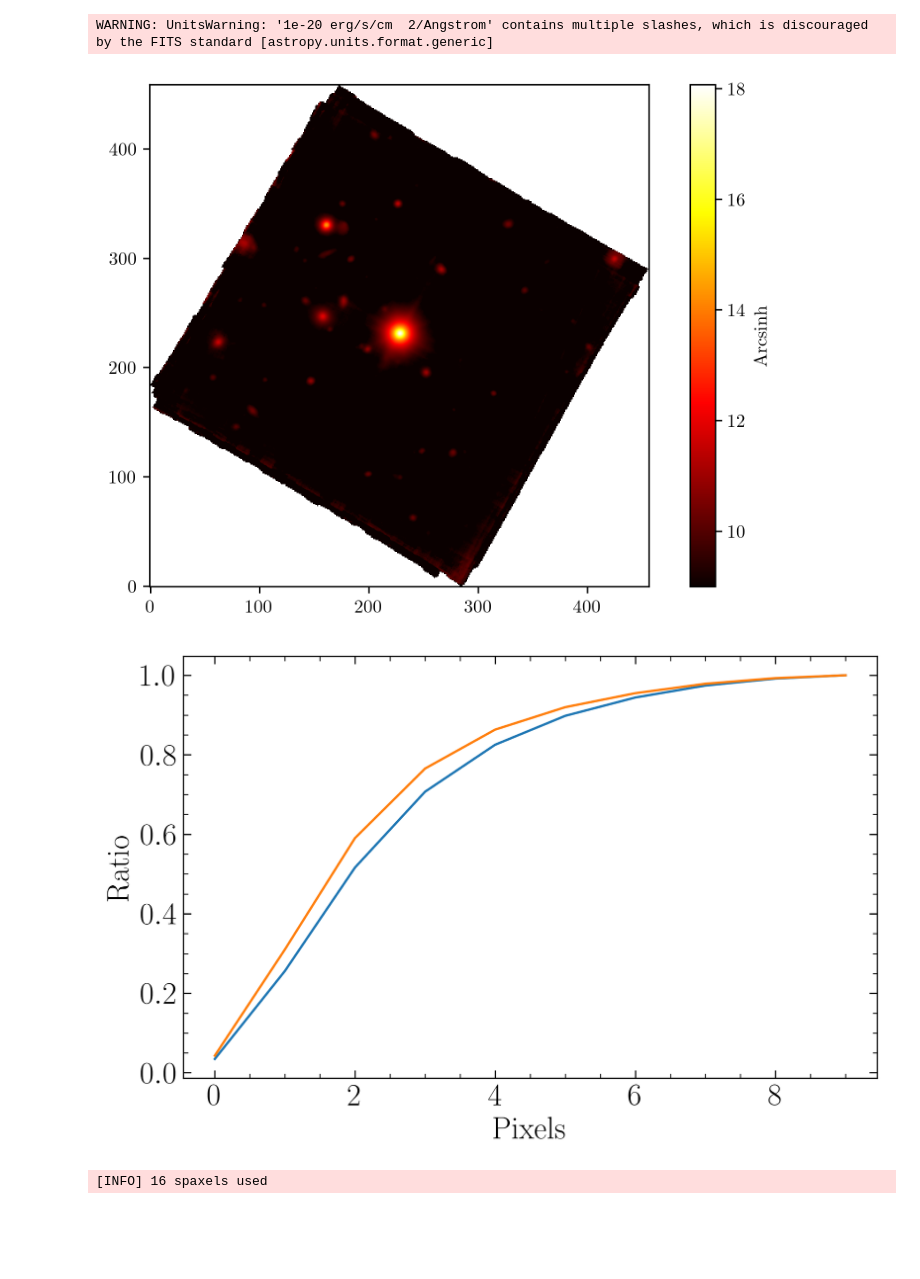
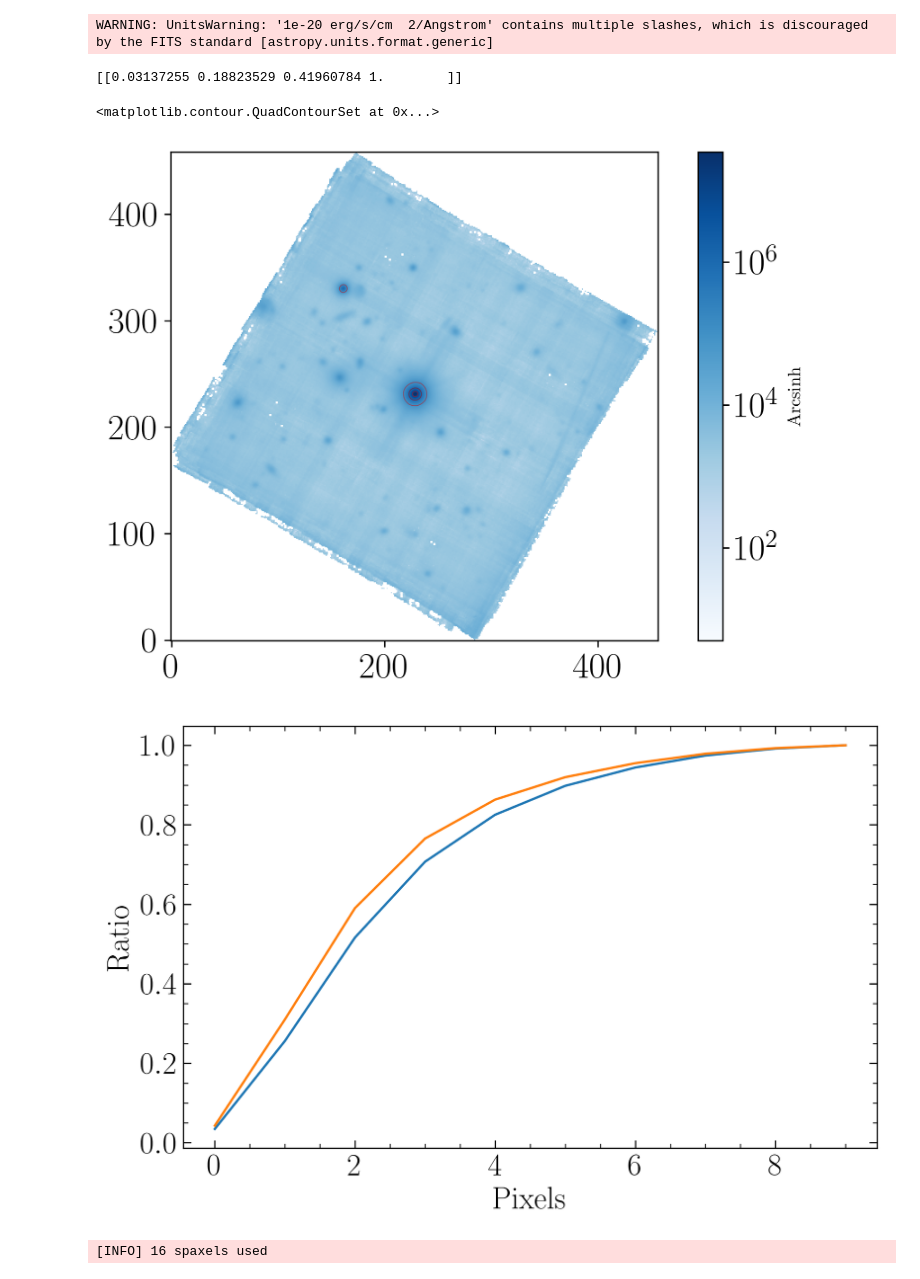
Before and after one commit to Sullofect/qso_cgm, a Jupyter notebook: test.ipynb, the cells around one changed output. Saved outputs shown, nothing was run; the diff lists cells and outputs as text; code cells hidden in the pictures; blank space fills up the shorter version.

```diff
--- a/test.ipynb
+++ b/test.ipynb
@@ -7,6 +7,8 @@ from mpdaf.obj import Cube
 from mpdaf.drs import PixTable
 from matplotlib import rc
 from PyAstronomy import pyasl
+from matplotlib import cm
+from matplotlib.colors import ListedColormap, LinearSegmentedColormap
 rc('font', **{'family': 'serif', 'serif': ['Times New Roman']})
 rc('text', usetex=True)
 
@@ -16,35 +18,51 @@ cube = Cube(path)
 # Calculate the white image
 image_white = cube.sum(axis=0)
 p, q = image_white.peak()['p'], image_white.peak()['q']
-
-plt.figure(figsize=(8, 5), dpi=300)
-plt.imshow(np.arcsinh(image_white.data), origin='lower', vmin=9, cmap='hot')
-cbar = plt.colorbar()
-cbar.set_label(r'$\mathrm{Arcsinh}$')
-# plt.axis('off')
-
-# EE Curve
-EE_ape = cube.subcube_circle_aperture((p, q), 10, unit_center=None, unit_radius=None)
-source_100 = EE_ape[350, :, :]  # change to wavelength instead of index
-radius_100, ee_100 = source_100.eer_curve(unit_center=None, unit_radius=None)
-source_200 = EE_ape[3000, :, :]
-radius_200, ee_200 = source_200.eer_curve(unit_center=None, unit_radius=None)
-
-# Make the EE plot
-plt.figure(figsize=(8, 5), dpi=300)
-plt.plot(radius_100, ee_100)
-plt.plot(radius_200, ee_200)
-plt.xlabel(r'$\mathrm{Pixels}$', size=20)
-plt.ylabel(r'$\mathrm{Ratio}$', size=20)
-plt.minorticks_on()
-plt.tick_params(axis='both', which='major', direction='in', top='on', bottom='on', left='on', right='on',
-                labelsize=20, size=5)
-plt.tick_params(axis='both', which='minor', direction='in', top='on', bottom='on', left='on', right='on',
-                size=3)
 # %% [output]
 WARNING: UnitsWarning: '1e-20 erg/s/cm  2/Angstrom' contains multiple slashes, which is discouraged by the FITS standard [astropy.units.format.generic]
-[figure, removed]
-[figure, removed]
+# %%
+Blues = cm.get_cmap('Blues', 256)
+Reds = cm.get_cmap('Reds', 256)
+newcolors = Blues(np.linspace(0, 1, 256))
+newcolors_red = Reds(np.linspace(0, 1, 256))
+newcmp = ListedColormap(newcolors)
+
+
+print(newcolors[255:, :])
+plt.figure(figsize=(8, 5), dpi=300)
+plt.imshow(image_white.data, origin='lower', vmin=5, cmap=newcmp, norm=matplotlib.colors.LogNorm())
+cbar = plt.colorbar()
+cbar.set_label(r'$\mathrm{Arcsinh}$')
+plt.contour(image_white.data, levels=[1e5, 1e6, 1e7, 1e8], colors=newcolors_red[200::30, :], linewidths=0.5, alpha=0.5, norm=matplotlib.colors.LogNorm())
+# plt.axis('off')
+#plt.xlim(200, 250)
+#plt.ylim(200, 250)
+# %% [output]
+[[0.03137255 0.18823529 0.41960784 1.        ]]
+<matplotlib.contour.QuadContourSet at 0x...>
+[figure, added]
+# %%
+
+# EE Curve
+EE_ape = cube.subcube_circle_aperture((p, q), 10, unit_center=None, unit_radius=None)
+source_100 = EE_ape[350, :, :]  # change to wavelength instead of index
+radius_100, ee_100 = source_100.eer_curve(unit_center=None, unit_radius=None)
+source_200 = EE_ape[3000, :, :]
+radius_200, ee_200 = source_200.eer_curve(unit_center=None, unit_radius=None)
+
+# Make the EE plot
+plt.figure(figsize=(8, 5), dpi=300)
+plt.plot(radius_100, ee_100)
+plt.plot(radius_200, ee_200)
+plt.xlabel(r'$\mathrm{Pixels}$', size=20)
+plt.ylabel(r'$\mathrm{Ratio}$', size=20)
+plt.minorticks_on()
+plt.tick_params(axis='both', which='major', direction='in', top='on', bottom='on', left='on', right='on',
+                labelsize=20, size=5)
+plt.tick_params(axis='both', which='minor', direction='in', top='on', bottom='on', left='on', right='on',
+                size=3)
+# %% [output]
+[figure, added]
 # %%
 # cube_ape.plot()
 # plt.plot(cube_ape.wave.coord(),np.sqrt(cube_ape.var))
```
Also changed, not shown: parts of 3 cells of this notebook, 3 other files.
